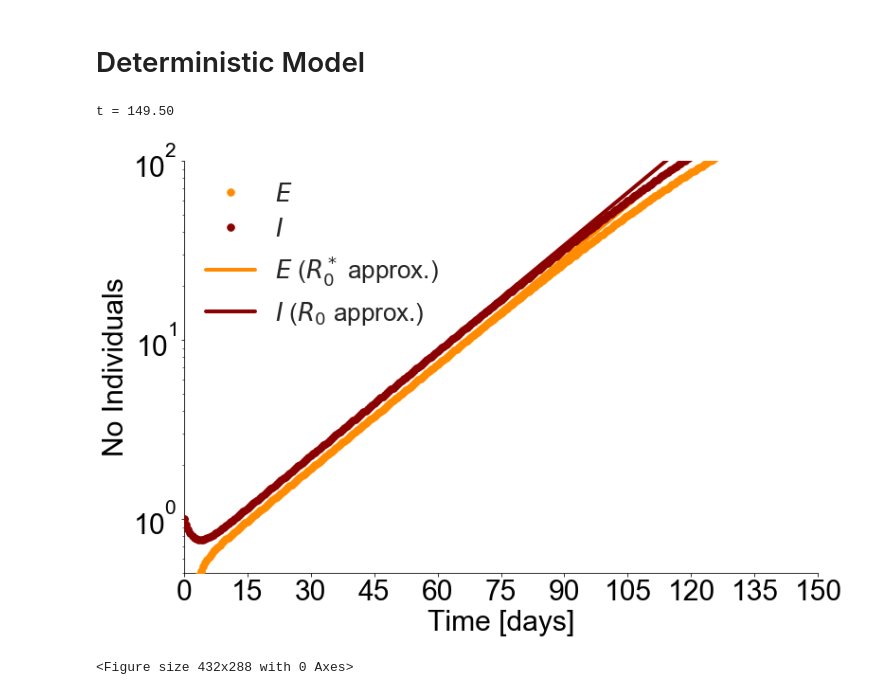
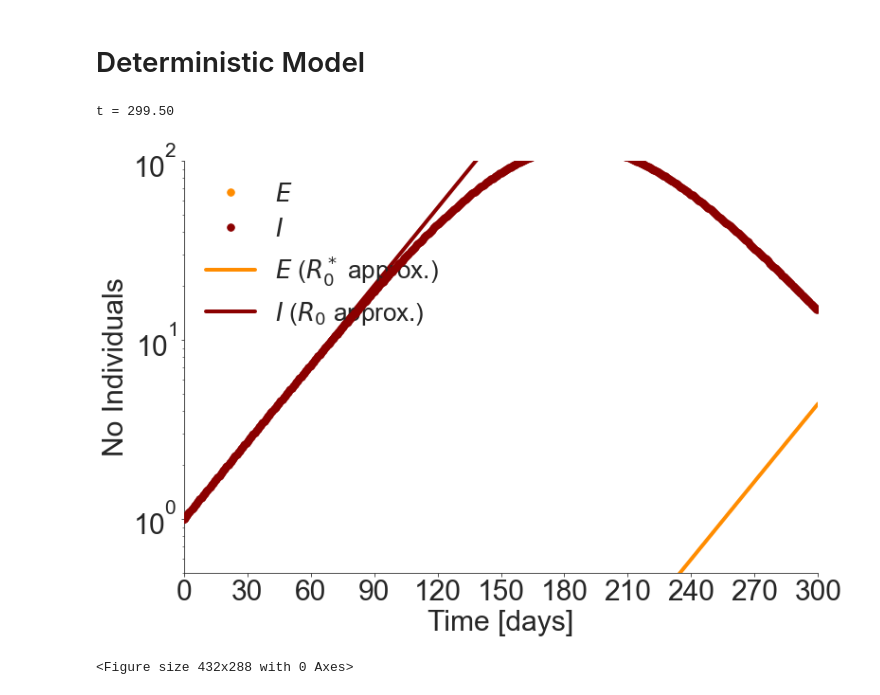
Before and after one commit to betoto008/Epidemiology_2020, a Jupyter notebook: Jupyter_Notebooks/Model_SEIR_deterministic.ipynb, the cells around one changed output. Saved outputs shown, nothing was run; the diff lists cells and outputs as text; code cells hidden in the pictures.

```diff
--- a/Jupyter_Notebooks/Model_SEIR_deterministic.ipynb
+++ b/Jupyter_Notebooks/Model_SEIR_deterministic.ipynb
@@ -39,41 +39,41 @@ def est0(beta, gamma):
 # %% [markdown]
 # Deterministic Model
 # %%
-N = 8000
+N = 2000
 gamma = 1/6
-beta = 1.5*gamma
-sigma = 1/4
+beta = 1.2*gamma
+sigma = 1000
 initI = 1
-T_total = 150 #for R0 = [1.5, 2.0, 2.5, 3.0, 3.5, 4.0, 4.5] use [150, 70, 40, 34, 26, 22, 18]
+T_total = 300 #for R0 = [1.5, 2.0, 2.5, 3.0, 3.5, 4.0, 4.5] use [150, 70, 40, 34, 26, 22, 18]
 model_det = SEIRSModel(initN = 8000,beta=beta, sigma=sigma, gamma=gamma,
                           theta_E=0, psi_E = 0, theta_I=0.0, psi_I =0.0, initI =initI, initD_E=0,
                          sigma_D = 0, gamma_D = 0, mu_D = 0, mu_I=0)
 model_det.run(T=T_total, dt=0.5)
 
 ## Analytical Solution
-lambda1, lambda2, time, E_solution, I_solution, sol_total_approx, I_max_2 = run_deterministic(N, beta, sigma, gamma, T_total, folder = '../Text_files/Deterministic/')
+lambda1, lambda2, time, E_solution, I_solution, sol_total_approx, I_max_2 = run_deterministic(N, beta, sigma, gamma, T_total, folder = '../../../../Dropbox/Research/Epidemiology_2020/Text_files/Deterministic/')
 
 ## Plot
 fig, ax = model_det.figure_infections(ylim=20, xlim = 15, plot_R = False, plot_I = 'line', plot_E = 'line',
                         plot_S = False, combine_D=False, plot_D_I='line',dashed_reference_results = False,
                         plot_percentages=False, show = False)
 #ax.plot(time, sol_total_approx, 'k-', label = r'$E+I$ ($R_0^*$ approx.)', ms = 10, linewidth = 4)
 #ax.plot(time, E_solution+I_solution, 'k-', label = r'Total_I$_{approx}$', ms = 10, linewidth = 4)
 ax.plot(time, E_solution, '-', color = 'darkorange', label = r'$E$ ($R_0^*$ approx.)', ms = 10, linewidth = 4)
 ax.plot(time, I_solution, '-', color = 'darkred', label = r'$I$ ($R_0$ approx.)', ms = 10, linewidth = 4)
 
 ax.set_xlabel('Time [days]', fontsize = 30)
 ax.set_ylabel('No Individuals', fontsize = 30)
 ax.legend(loc = 2, fontsize = 26, frameon=False)
 ax.tick_params('both',labelsize = 30)
 ax.set_yscale('log')
 ax.set_ylim(0.5,100)
 ax.set_xticks(time[::int(T_total/10)]);
 
 #fig.savefig('../Figures/Control/Deterministic/solutionEI.pdf')
 # %% [output]
-t = 149.50
+t = 299.50
-[figure, old version]
+[figure, new version]
 # %%
 sigma = 1/4
 gamma = 1/6
```
Also changed, not shown: 4 other files.
